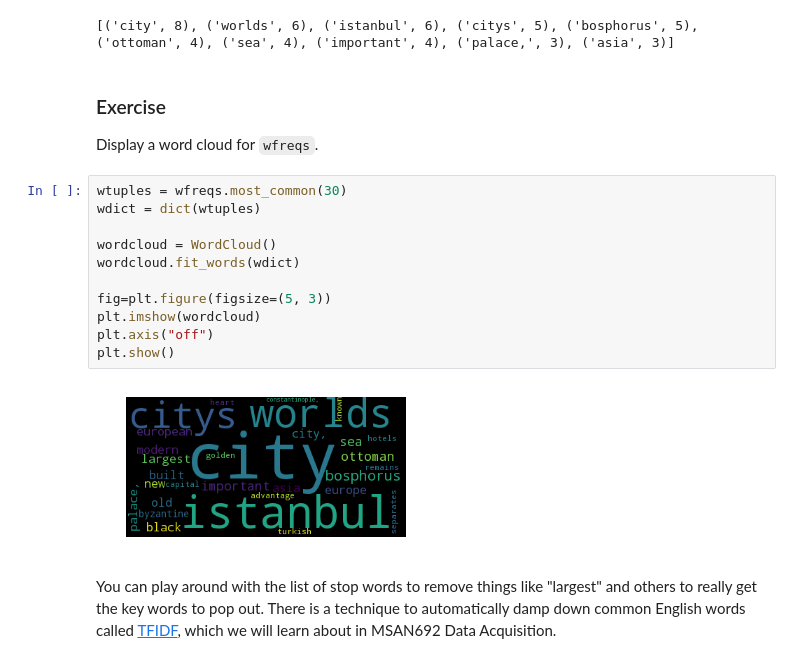
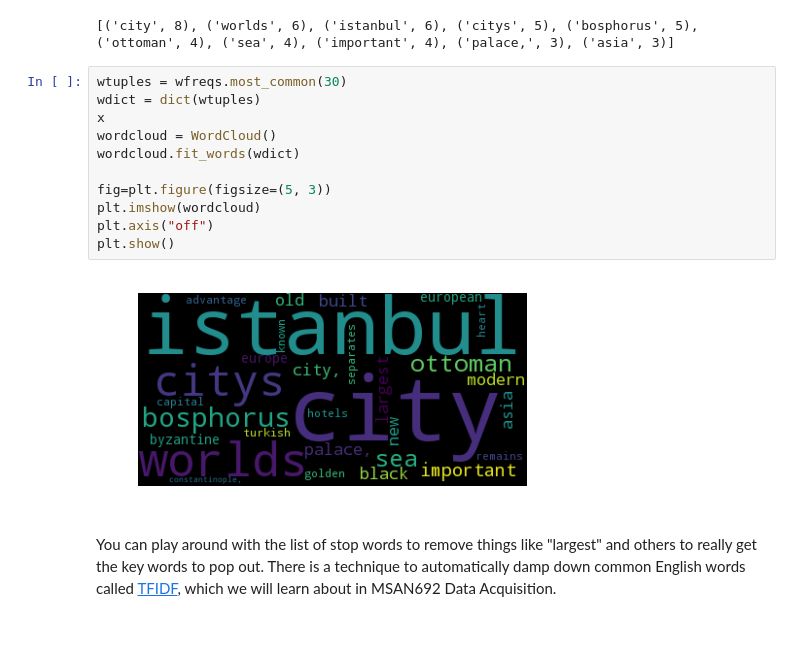
Before and after one commit to parrt/msds692, a Jupyter notebook: notes/text.ipynb, the cells around one changed output. Cells and saved outputs as stored; diff of their text form; blank space fills up the shorter version.

```diff
--- a/notes/text.ipynb
+++ b/notes/text.ipynb
@@ -434,23 +301,19 @@ wfreqs = Counter(words)
 print wfreqs.most_common(10)
 # %% [output]
 [('city', 8), ('worlds', 6), ('istanbul', 6), ('citys', 5), ('bosphorus', 5), ('ottoman', 4), ('sea', 4), ('important', 4), ('palace,', 3), ('asia', 3)]
-# %% [markdown]
-### Exercise
-
-Display a word cloud for `wfreqs`.
 # %%
 wtuples = wfreqs.most_common(30)
 wdict = dict(wtuples)
-
+x
 wordcloud = WordCloud()
 wordcloud.fit_words(wdict)
 
 fig=plt.figure(figsize=(5, 3))
 plt.imshow(wordcloud)
 plt.axis("off")
 plt.show()
 # %% [output]
-[figure, old version]
+[figure, new version]
 # %% [markdown]
 You can play around with the list of stop words to remove things like "largest" and others to really get the key words to pop out. There is a technique to automatically damp down common English words called [TFIDF](https://en.wikipedia.org/wiki/Tf%E2%80%93idf), which we will learn about in MSAN692 Data Acquisition.
 # %% [markdown]
```
Also changed, not shown: parts of 6 cells of this notebook, 2 other files.
